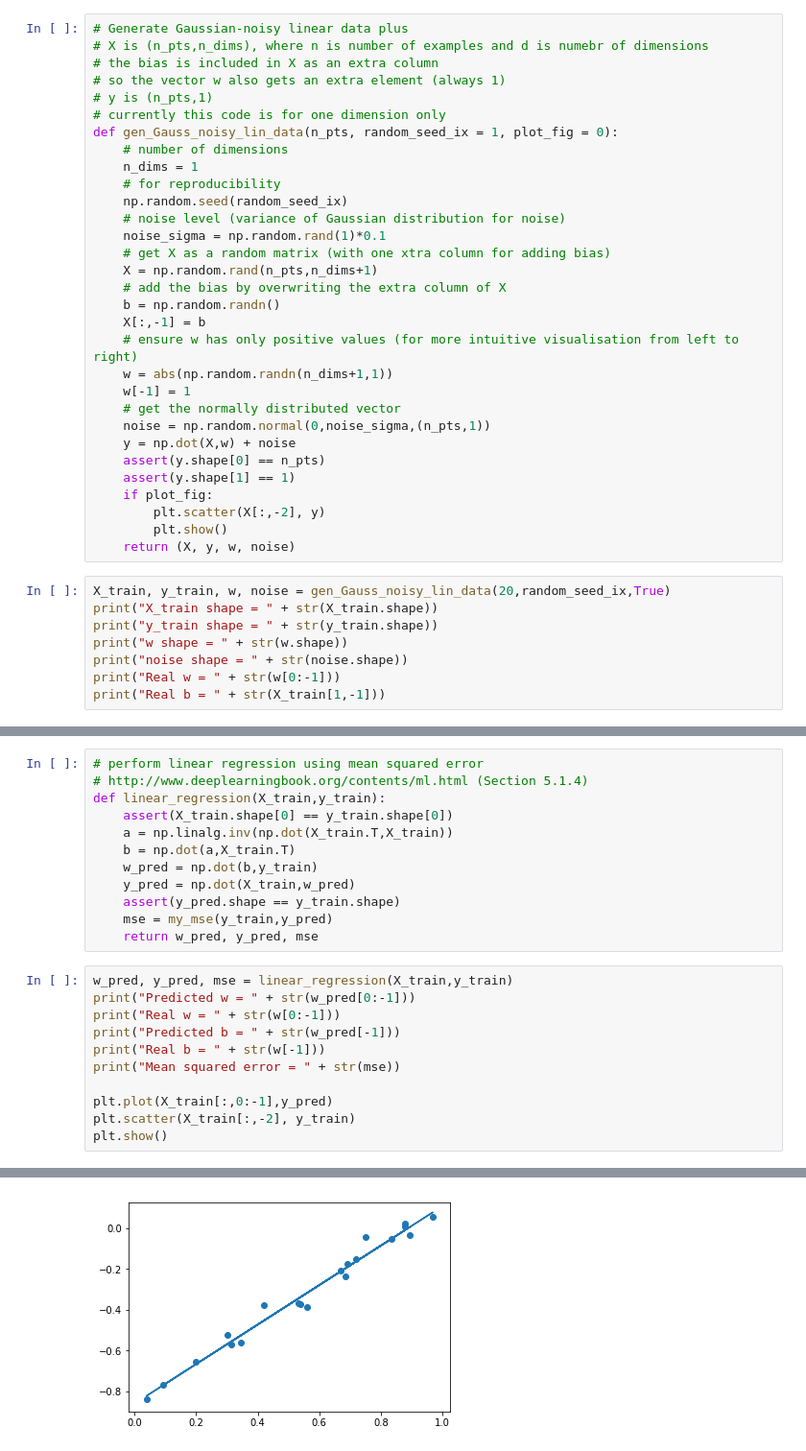
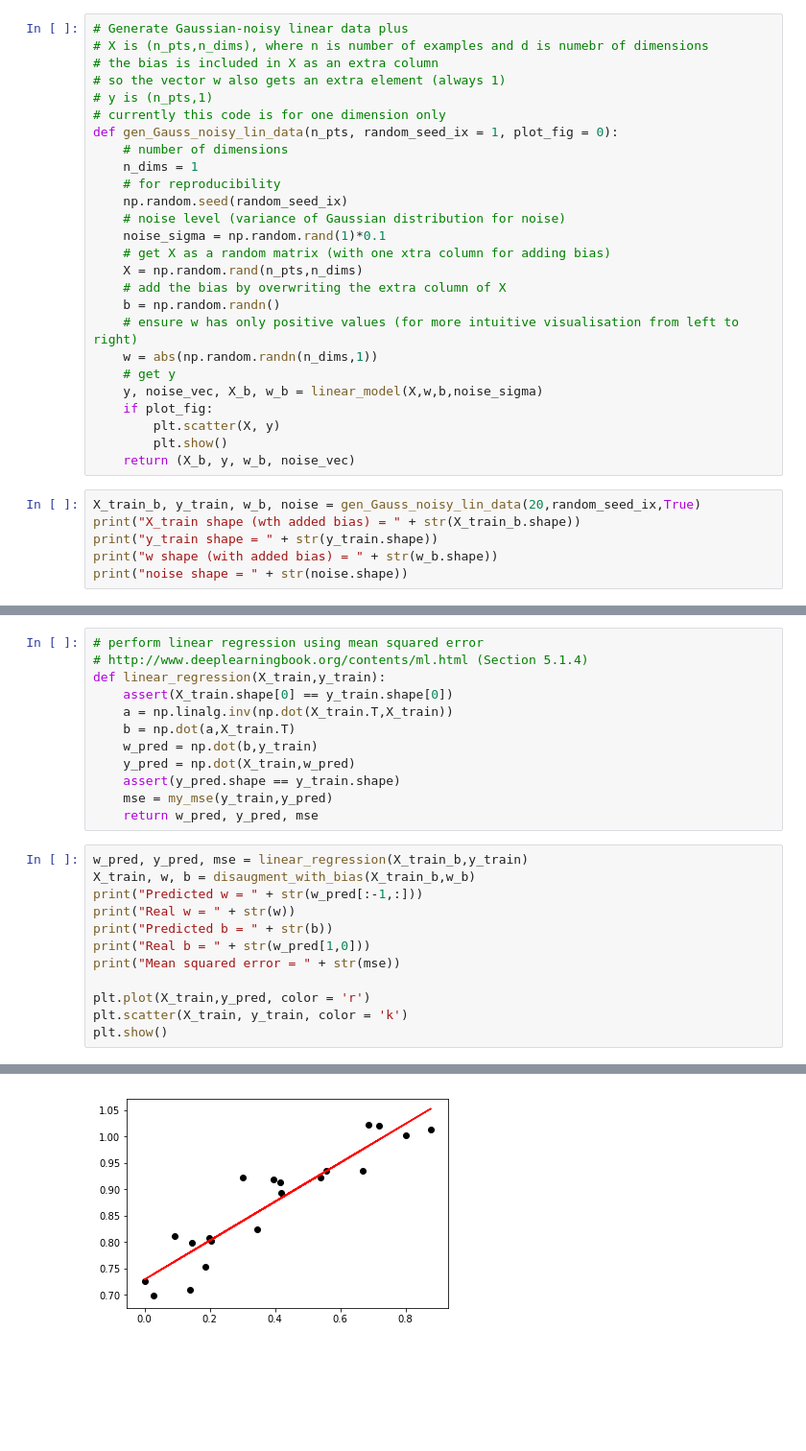
Before and after one commit to pauloabelha/lendodist, a Jupyter notebook: notebooks/LinearRegression.ipynb, the cells around one changed output, grey strips where cells are left out. Shown: that part at 96% size. Drawn from its saved outputs; the diff is of its cells as text; blank space fills up the shorter version.

Commit message:
Linear regression working

```diff
--- a/notebooks/LinearRegression.ipynb
+++ b/notebooks/LinearRegression.ipynb
@@ -46,28 +76,21 @@ def gen_Gauss_noisy_lin_data(n_pts, random_seed_ix = 1, plot_fig = 0):
     # noise level (variance of Gaussian distribution for noise)
     noise_sigma = np.random.rand(1)*0.1
     # get X as a random matrix (with one xtra column for adding bias)
-    X = np.random.rand(n_pts,n_dims+1)
+    X = np.random.rand(n_pts,n_dims)
     # add the bias by overwriting the extra column of X
     b = np.random.randn()
-    X[:,-1] = b
     # ensure w has only positive values (for more intuitive visualisation from left to right)
-    w = abs(np.random.randn(n_dims+1,1))
-    w[-1] = 1
-    # get the normally distributed vector
-    noise = np.random.normal(0,noise_sigma,(n_pts,1))
-    y = np.dot(X,w) + noise
-    assert(y.shape[0] == n_pts)
-    assert(y.shape[1] == 1)
+    w = abs(np.random.randn(n_dims,1))
+    # get y
+    y, noise_vec, X_b, w_b = linear_model(X,w,b,noise_sigma)
     if plot_fig:
-        plt.scatter(X[:,-2], y)
+        plt.scatter(X, y)
         plt.show()
-    return (X, y, w, noise)
+    return (X_b, y, w_b, noise_vec)
 # %%
-X_train, y_train, w, noise = gen_Gauss_noisy_lin_data(20,random_seed_ix,True)
-print("X_train shape = " + str(X_train.shape))
+X_train_b, y_train, w_b, noise = gen_Gauss_noisy_lin_data(20,random_seed_ix,True)
+print("X_train shape (wth added bias) = " + str(X_train_b.shape))
 print("y_train shape = " + str(y_train.shape))
-print("w shape = " + str(w.shape))
+print("w shape (with added bias) = " + str(w_b.shape))
 print("noise shape = " + str(noise.shape))
-print("Real w = " + str(w[0:-1]))
-print("Real b = " + str(X_train[1,-1]))
 # %% [output]
@@ -99,14 +120,15 @@ def linear_regression(X_train,y_train):
     mse = my_mse(y_train,y_pred)
     return w_pred, y_pred, mse
 # %%
-w_pred, y_pred, mse = linear_regression(X_train,y_train)
-print("Predicted w = " + str(w_pred[0:-1]))
-print("Real w = " + str(w[0:-1]))
-print("Predicted b = " + str(w_pred[-1]))
-print("Real b = " + str(w[-1]))
+w_pred, y_pred, mse = linear_regression(X_train_b,y_train)
+X_train, w, b = disaugment_with_bias(X_train_b,w_b)
+print("Predicted w = " + str(w_pred[:-1,:]))
+print("Real w = " + str(w))
+print("Predicted b = " + str(b))
+print("Real b = " + str(w_pred[1,0]))
 print("Mean squared error = " + str(mse))
 
-plt.plot(X_train[:,0:-1],y_pred)
-plt.scatter(X_train[:,-2], y_train)
+plt.plot(X_train,y_pred, color = 'r')
+plt.scatter(X_train, y_train, color = 'k')
 plt.show()
 # %% [output]
@@ -118 +140 @@ Mean squared error = 0.0298073344443
-[figure, old version]
+[figure, new version]
```
Also changed, not shown: parts of 8 cells of this notebook.
